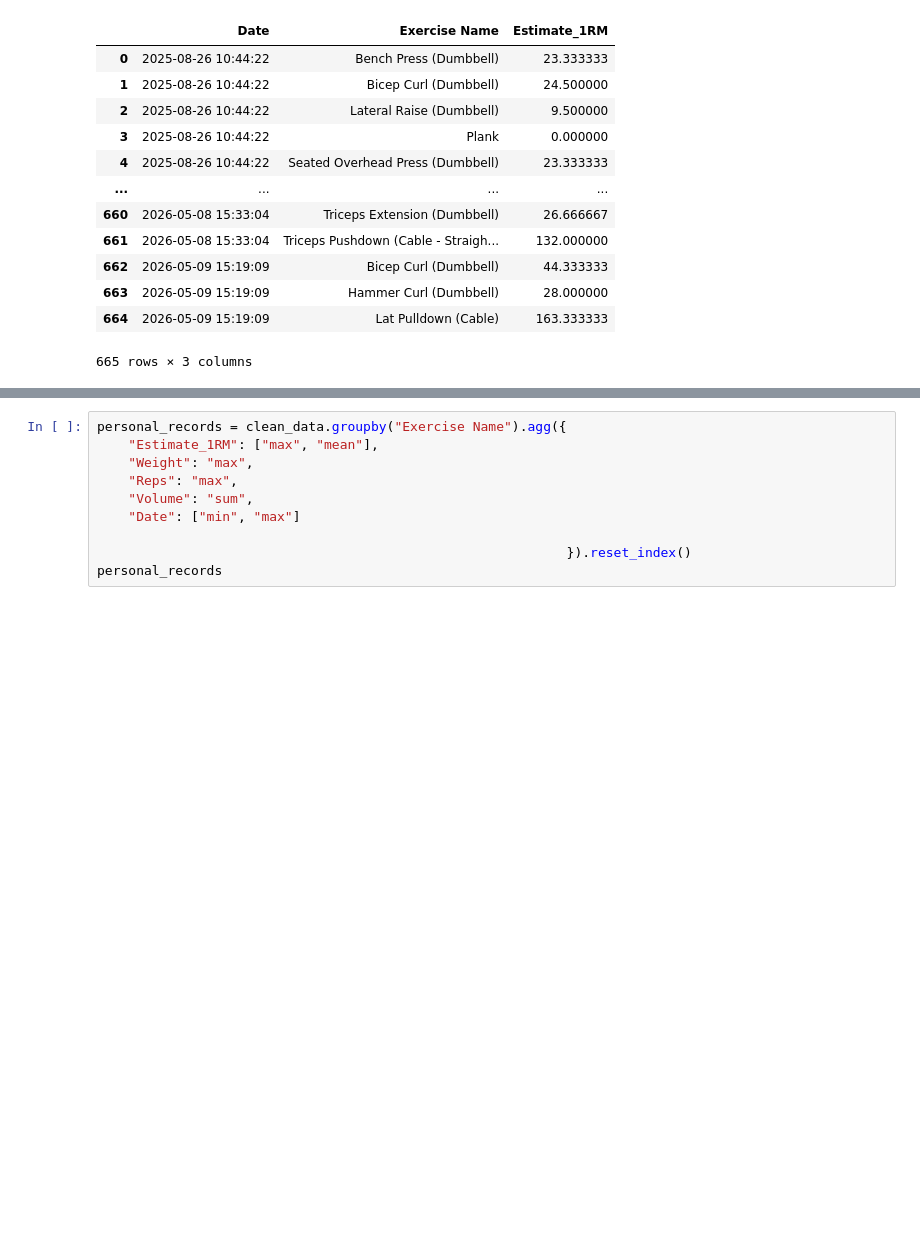
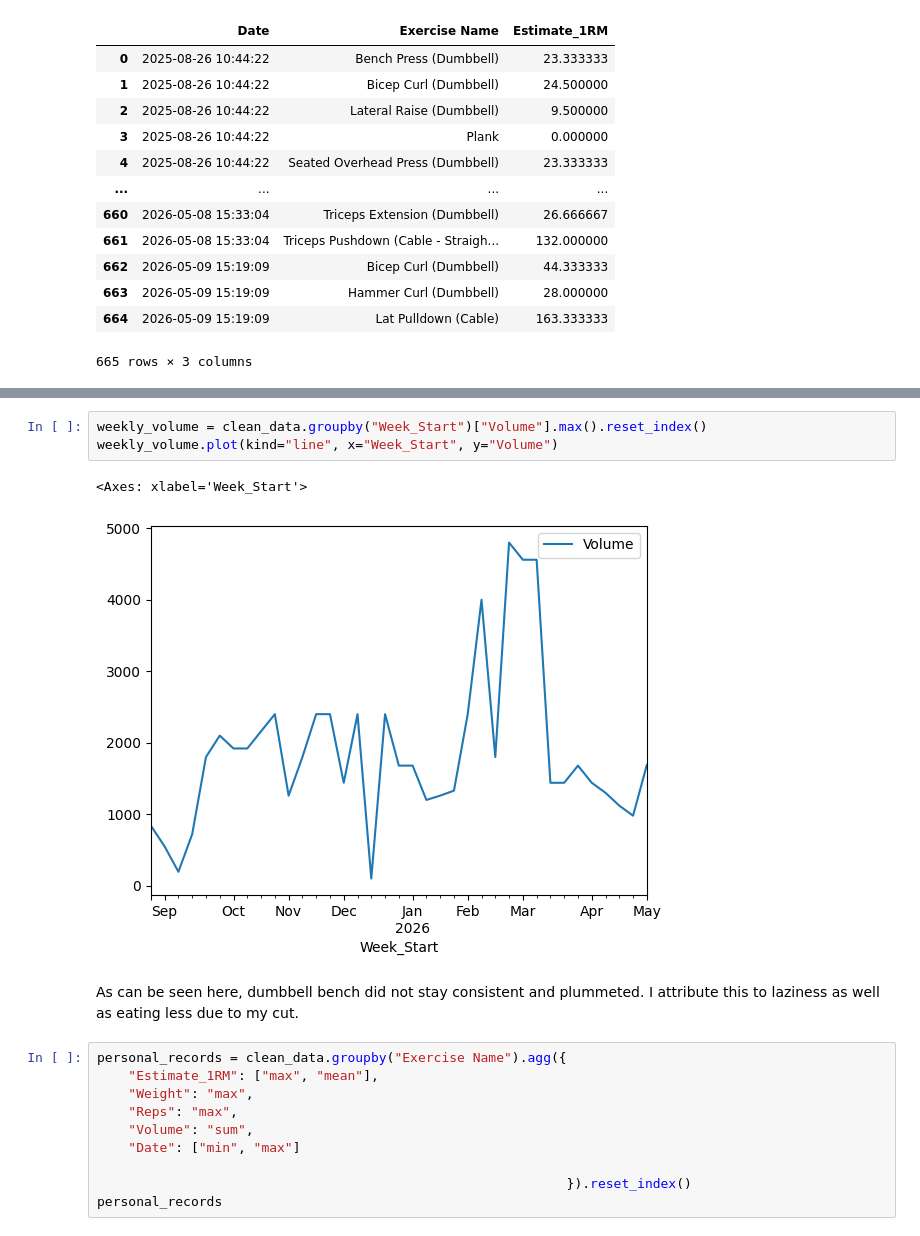
Before and after one commit to gabetedja/gymtracker, a Jupyter notebook: analysis.ipynb, the cells around one changed output, grey strips where cells are left out. Cells and saved outputs as stored; diff of their text form; blank space fills up the shorter version.

```diff
--- a/analysis.ipynb
+++ b/analysis.ipynb
@@ -112,3 +86,11 @@ bench_trend
+# %%
+weekly_volume = clean_data.groupby("Week_Start")["Volume"].max().reset_index()
+weekly_volume.plot(kind="line", x="Week_Start", y="Volume")
+# %% [output]
+<Axes: xlabel='Week_Start'>
+[figure, added]
+# %% [markdown]
+As can be seen here, dumbbell bench did not stay consistent and plummeted. I attribute this to laziness as well as eating less due to my cut.
 # %%
 personal_records = clean_data.groupby("Exercise Name").agg({
     "Estimate_1RM": ["max", "mean"],
```
Also changed, not shown: parts of 2 cells of this notebook.
